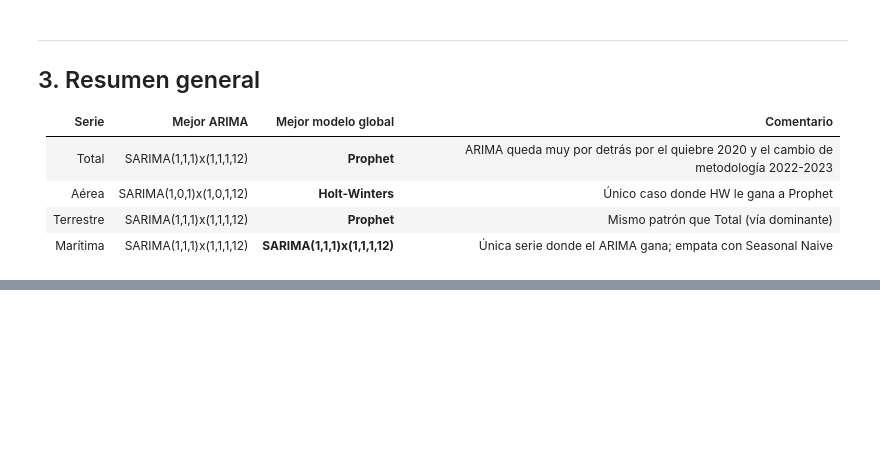
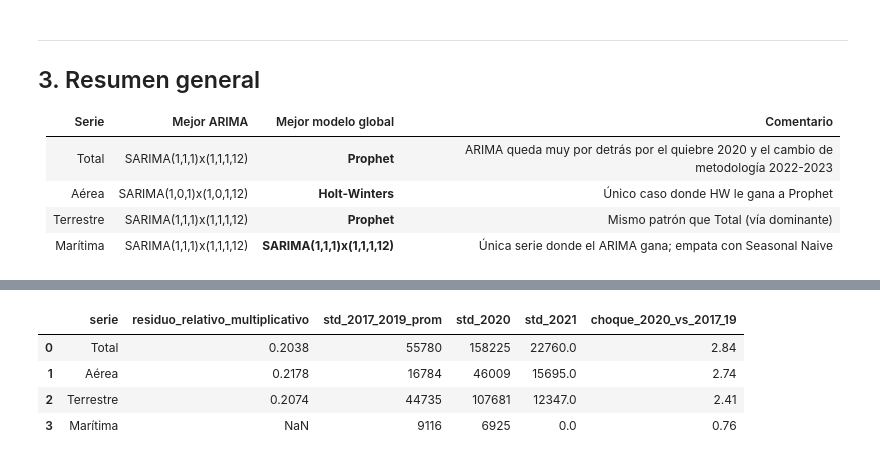
Before and after one commit to erickguerra2/LAB01_Data, a Jupyter notebook: 02_modelo_arima.ipynb, the cells around one changed output, grey strips where cells are left out. Drawn from its saved outputs; the diff is of its cells as text; code cells hidden in the pictures; blank space fills up the shorter version.

```diff
--- a/02_modelo_arima.ipynb
+++ b/02_modelo_arima.ipynb
@@ -1841,0 +1850,17 @@ ser, además, el más simple de justificar frente a Seasonal Naive con el que pr
+# %%
+
+resumen_vias = pd.DataFrame({
+    'serie': ['Total', 'Aérea', 'Terrestre', 'Marítima'],
+    'residuo_relativo_multiplicativo': [0.2038, 0.2178, 0.2074, np.nan],  # Marítima no calculable (log1p, meses en 0)
+    'std_2017_2019_prom': [55780, 16784, 44735, 9116],
+    'std_2020': [158225, 46009, 107681, 6925],
+    'std_2021': [22760, 15695, 12347, 0.0],
+})
+resumen_vias['choque_2020_vs_2017_19'] = (resumen_vias['std_2020'] / resumen_vias['std_2017_2019_prom']).round(2)
+resumen_vias
+# %% [output]
+|  | serie | residuo_relativo_multiplicativo | std_2017_2019_prom | std_2020 | std_2021 | choque_2020_vs_2017_19 |
+| 0 | Total | 0.2038 | 55780 | 158225 | 22760.0 | 2.84 |
+| 1 | Aérea | 0.2178 | 16784 | 46009 | 15695.0 | 2.74 |
+| 2 | Terrestre | 0.2074 | 44735 | 107681 | 12347.0 | 2.41 |
+| 3 | Marítima | NaN | 9116 | 6925 | 0.0 | 0.76 |
```
Also changed, not shown: parts of 26 cells of this notebook.
